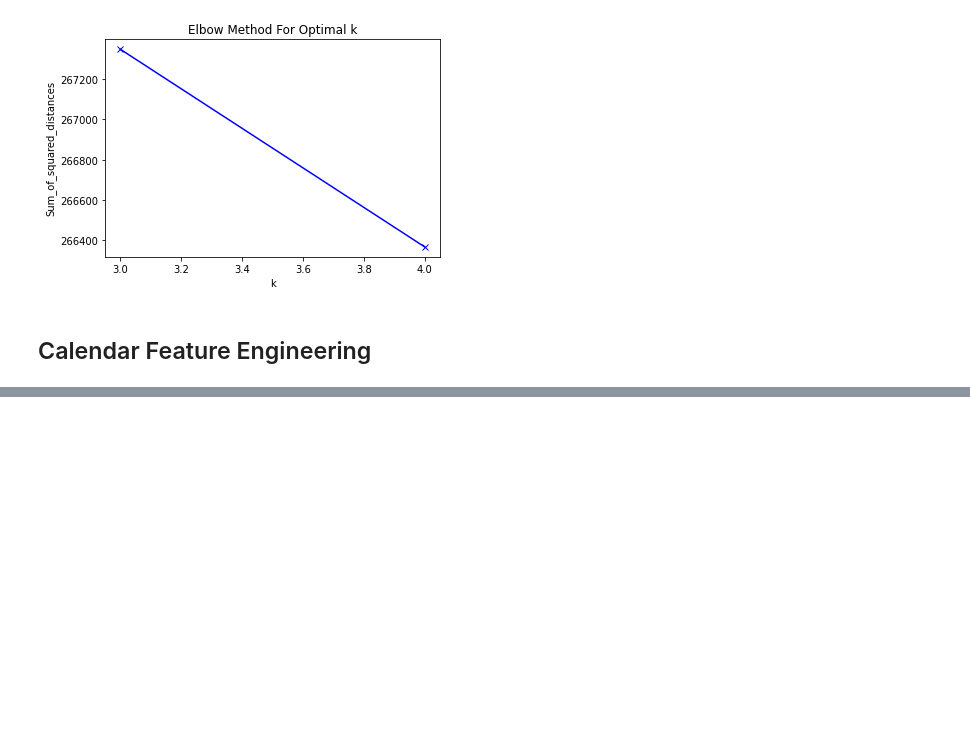
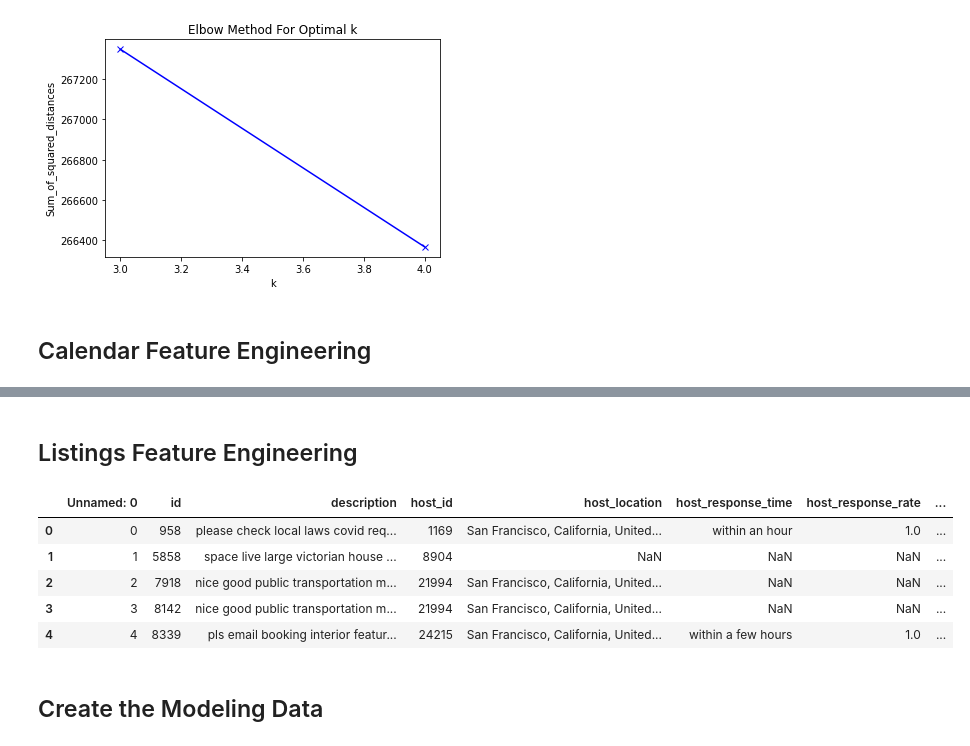
Before and after one commit to dusty736/sf_airbnb, a Jupyter notebook: code/feature_engineering.ipynb, the cells around one changed output, grey strips where cells are left out. Drawn from its saved outputs; the diff is of its cells as text; code cells hidden in the pictures; blank space fills up the shorter version.

```diff
--- a/code/feature_engineering.ipynb
+++ b/code/feature_engineering.ipynb
@@ -99,3 +107,14 @@ plt.show()
 # Add binary holiday feature
 # %%
 # Aggregate price by day, week, month, year and neighborhood
+# %% [markdown]
+## Listings Feature Engineering
+# %%
+listings.head()
+# %% [output]
+|  | Unnamed: 0 | id | description | host_id | host_location | host_response_time | host_response_rate | ... |
+| 0 | 0 | 958 | please check local laws covid req... | 1169 | San Francisco, California, United... | within an hour | 1.0 | ... |
+| 1 | 1 | 5858 | space live large victorian house ... | 8904 | NaN | NaN | NaN | ... |
+| 2 | 2 | 7918 | nice good public transportation m... | 21994 | San Francisco, California, United... | NaN | NaN | ... |
+| 3 | 3 | 8142 | nice good public transportation m... | 21994 | San Francisco, California, United... | NaN | NaN | ... |
+| 4 | 4 | 8339 | pls email booking interior featur... | 24215 | San Francisco, California, United... | within a few hours | 1.0 | ... |
@@ -101,0 +125,2 @@ plt.show()
+# %% [markdown]
+## Create the Modeling Data
```
Also changed, not shown: parts of 3 cells of this notebook.
